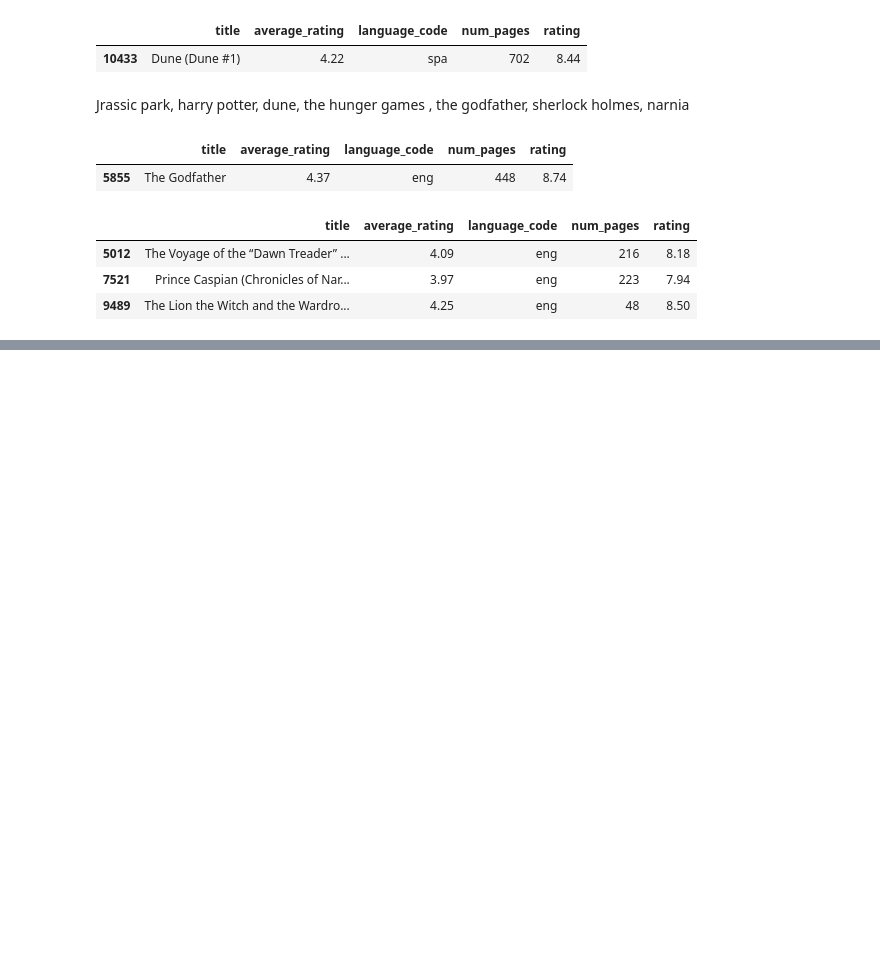
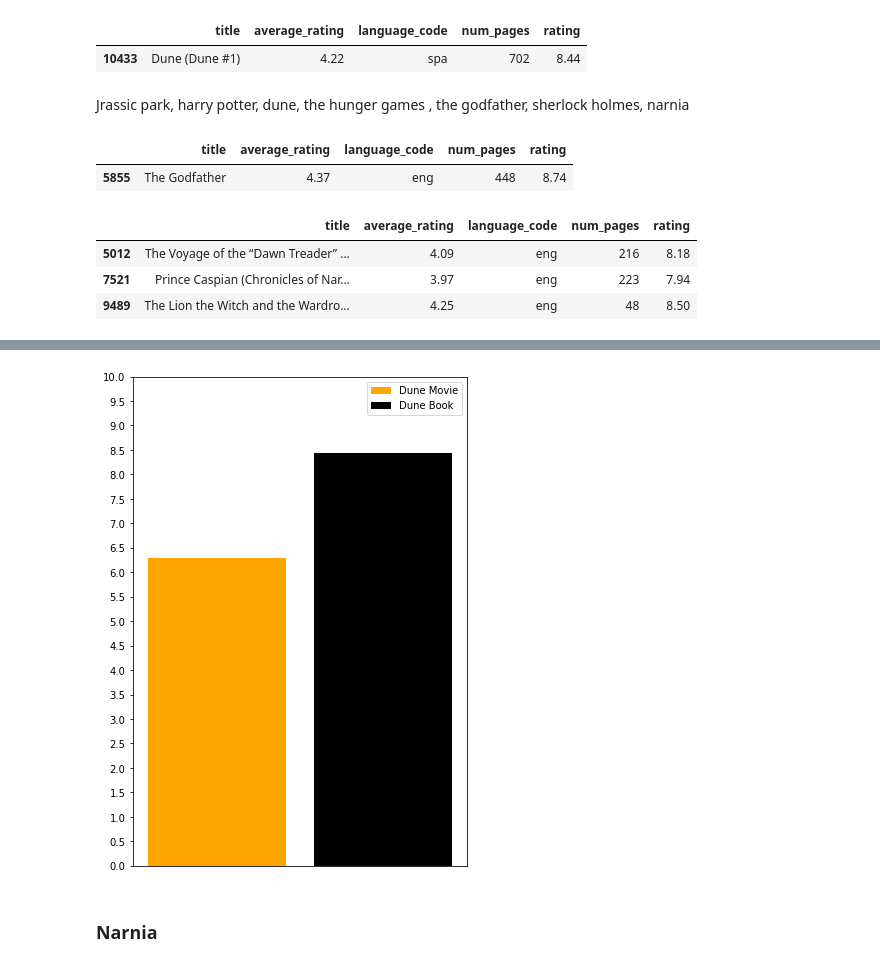
Before and after one commit to moustafa-karaki/books-movies, a Jupyter notebook: books_movies.ipynb, the cells around one changed output, grey strips where cells are left out. Saved outputs shown, nothing was run; the diff lists cells and outputs as text; code cells hidden in the pictures; blank space fills up the shorter version.

```diff
--- a/books_movies.ipynb
+++ b/books_movies.ipynb
@@ -187,0 +216,12 @@ plt.show()
+# %%
+plt.figure(1, figsize=(6, 9))
+plt.bar(x_axisd -0.06,dune_movie["rating"],width= 0.1,label ="Dune Movie",color = "#FFA500")
+plt.bar(x_axisd2 +0.06,dune_book["rating"],width =0.1,label ="Dune Book",color = "k")
+plt.yticks([0,0.5,1,1.5,2,2.5,3,3.5,4,4.5,5,5.5,6,6.5,7,7.5,8,8.5,9,9.5,10])
+plt.xticks([])
+plt.legend()
+plt.show()
+# %% [output]
+[figure, added]
+# %% [markdown]
+### Narnia
```
Also changed, not shown: parts of 13 cells of this notebook.
